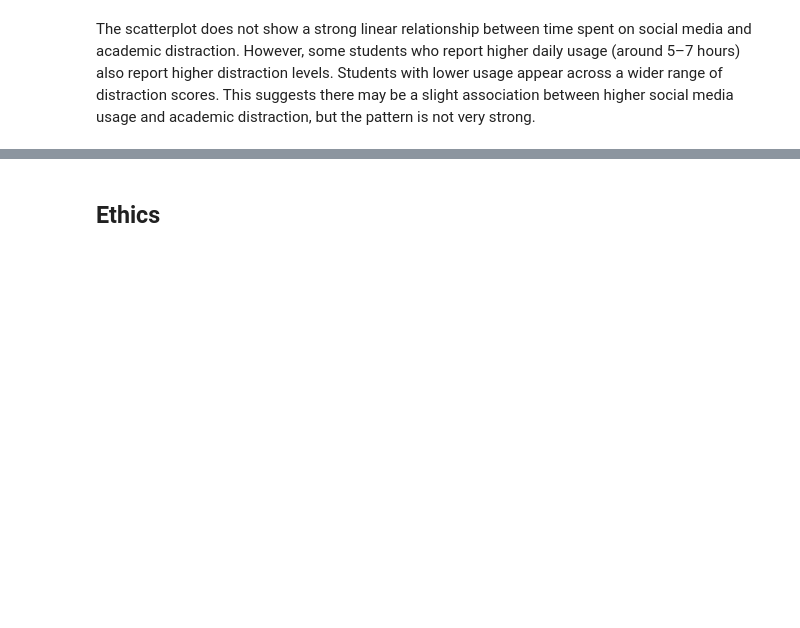
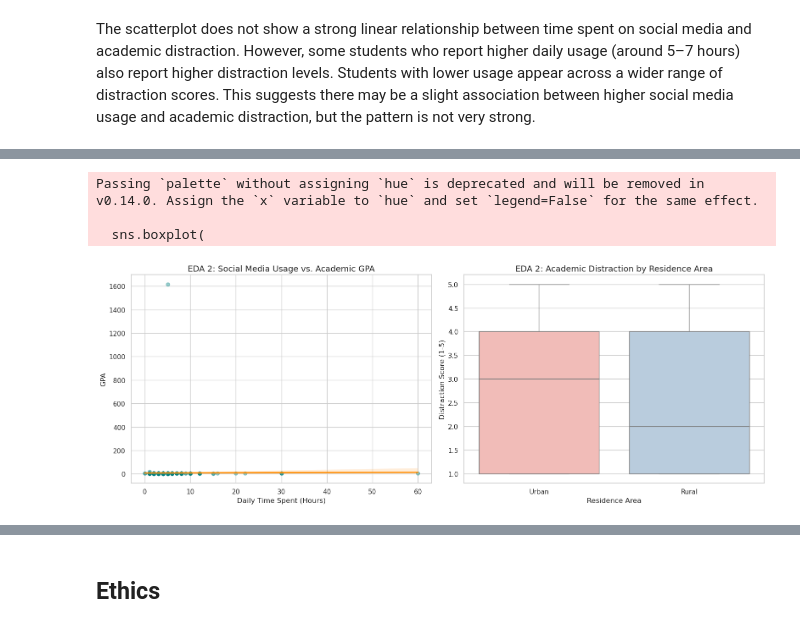
Before and after one commit to trishanhoang/Cogs-108-Group119_WI26, a Jupyter notebook: 02-EDACheckpoint.ipynb, the cells around one changed output, grey strips where cells are left out. Drawn from its saved outputs; the diff is of its cells as text; code cells hidden in the pictures; blank space fills up the shorter version.

```diff
--- a/02-EDACheckpoint.ipynb
+++ b/02-EDACheckpoint.ipynb
@@ -438,0 +509,36 @@ Some more words and stuff.  Remember notebooks work best if you interleave the c
+# %%
+sns.set_theme(style="whitegrid")
+fig, axes = plt.subplots(1, 2, figsize=(16, 6))
+
+# plot 1
+sns.regplot(
+    data=df2_clean,
+    x='Time_spent_cleaned',
+    y='GPA_clean',
+    scatter_kws={'alpha':0.4, 'color': 'teal'},
+    line_kws={'color':'darkorange'},
+    ax=axes[0]
+)
+axes[0].set_title('EDA 2: Social Media Usage vs. Academic GPA', fontsize=14)
+axes[0].set_xlabel('Daily Time Spent (Hours)', fontsize=12)
+axes[0].set_ylabel('GPA', fontsize=12)
+
+# plot 2
+sns.boxplot(
+    data=df2_clean,
+    x='Residence Area',
+    y='Social Media Distraction During Academic Activities',
+    palette='Pastel1',
+    ax=axes[1]
+)
+axes[1].set_title('EDA 2: Academic Distraction by Residence Area', fontsize=14)
+axes[1].set_xlabel('Residence Area', fontsize=12)
+axes[1].set_ylabel('Distraction Score (1-5)', fontsize=12)
+
+plt.tight_layout()
+plt.show()
+# %% [output]
+Passing `palette` without assigning `hue` is deprecated and will be removed in v0.14.0. Assign the `x` variable to `hue` and set `legend=False` for the same effect.
+
+  sns.boxplot(
+[figure, added]
```
Also changed, not shown: parts of 30 cells of this notebook.
